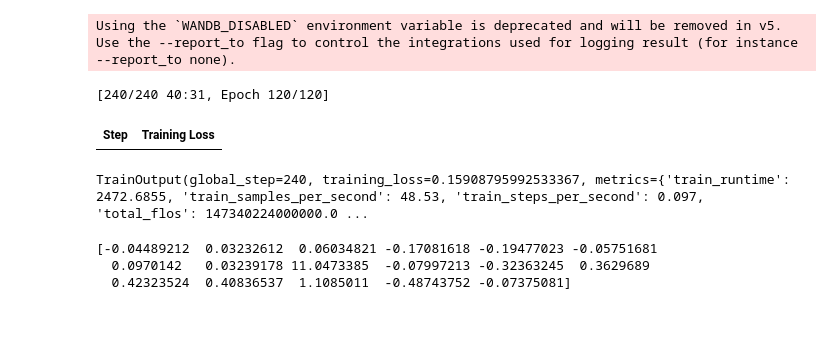
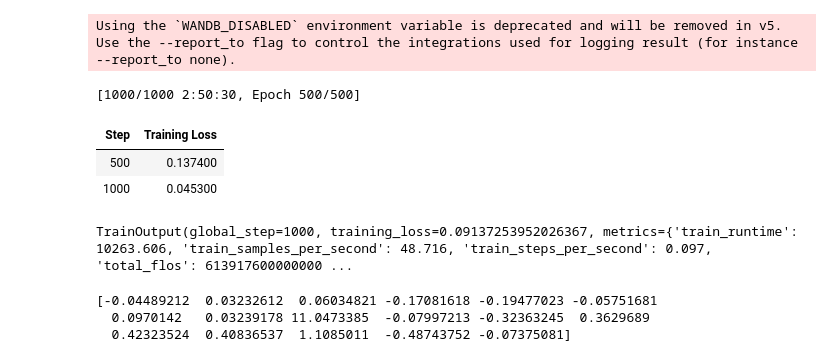
Before and after one commit to shaswot/pathfinder, a Jupyter notebook: notebooks/dt-train.ipynb, the cells around one changed output. Drawn from its saved outputs; the diff is of its cells as text; code cells hidden in the pictures; blank space fills up the shorter version.

```diff
--- a/notebooks/dt-train.ipynb
+++ b/notebooks/dt-train.ipynb
@@ -143,29 +143,31 @@ model = TrainableDT(config)
 # %%
 training_args = TrainingArguments(
     output_dir="output/",
     remove_unused_columns=False,
-    num_train_epochs=120,
+    num_train_epochs=500,
     per_device_train_batch_size=64,
     learning_rate=1e-4,
     weight_decay=1e-4,
     warmup_ratio=0.1,
     optim="adamw_torch",
     max_grad_norm=0.25,
 )
 
 trainer = Trainer(
     model=model,
     args=training_args,
     train_dataset=dataset["train"],
     data_collator=collator,
 )
 
 trainer.train()
 # %% [output]
 Using the `WANDB_DISABLED` environment variable is deprecated and will be removed in v5. Use the --report_to flag to control the integrations used for logging result (for instance --report_to none).
-[240/240 40:31, Epoch 120/120]
+[1000/1000 2:50:30, Epoch 500/500]
 | Step | Training Loss |
+| 500 | 0.137400 |
+| 1000 | 0.045300 |
-TrainOutput(global_step=240, training_loss=0.15908795992533367, metrics={'train_runtime': 2472.6855, 'train_samples_per_second': 48.53, 'train_steps_per_second': 0.097, 'total_flos': 147340224000000.0 ...
+TrainOutput(global_step=1000, training_loss=0.09137253952026367, metrics={'train_runtime': 10263.606, 'train_samples_per_second': 48.716, 'train_steps_per_second': 0.097, 'total_flos': 613917600000000 ...
 # %%
 import mujoco_py
 import gym
```
Also changed, not shown: 11 other files.
